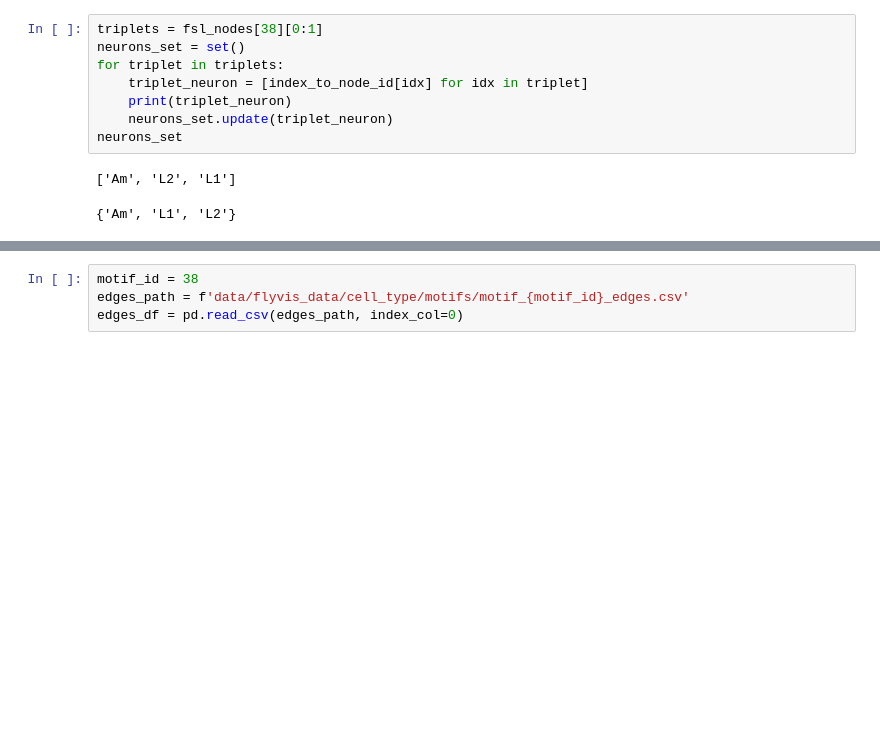
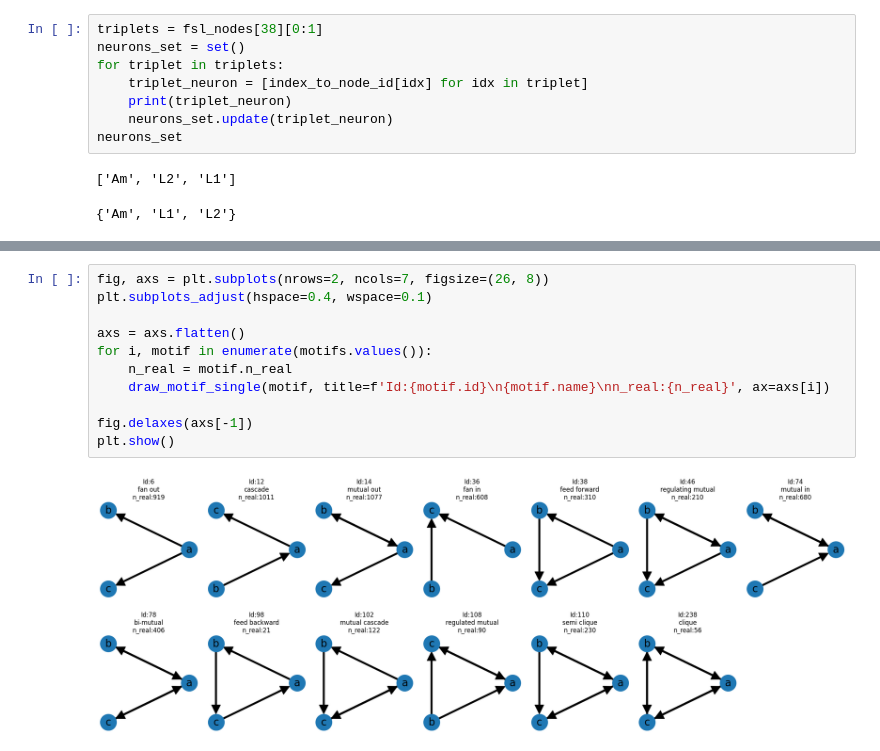
Before and after one commit to deangeckt/fly_wire_perturbations, a Jupyter notebook: extract_motifs.ipynb, the cells around one changed output, grey strips where cells are left out. Saved outputs shown, nothing was run; the diff lists cells and outputs as text; blank space fills up the shorter version.

Commit message:
motif analysis

```diff
--- a/extract_motifs.ipynb
+++ b/extract_motifs.ipynb
@@ -328,4 +328,13 @@ plt.show()
-# %%
-motif_id = 38
-edges_path = f'data/flyvis_data/cell_type/motifs/motif_{motif_id}_edges.csv'
-edges_df = pd.read_csv(edges_path, index_col=0)
+# %%
+fig, axs = plt.subplots(nrows=2, ncols=7, figsize=(26, 8))
+plt.subplots_adjust(hspace=0.4, wspace=0.1)
+
+axs = axs.flatten()
+for i, motif in enumerate(motifs.values()):
+    n_real = motif.n_real
+    draw_motif_single(motif, title=f'Id:{motif.id}\n{motif.name}\nn_real:{n_real}', ax=axs[i])
+
+fig.delaxes(axs[-1])
+plt.show()
+# %% [output]
+[figure, added]
```
Also changed, not shown: parts of 3 cells of this notebook.
